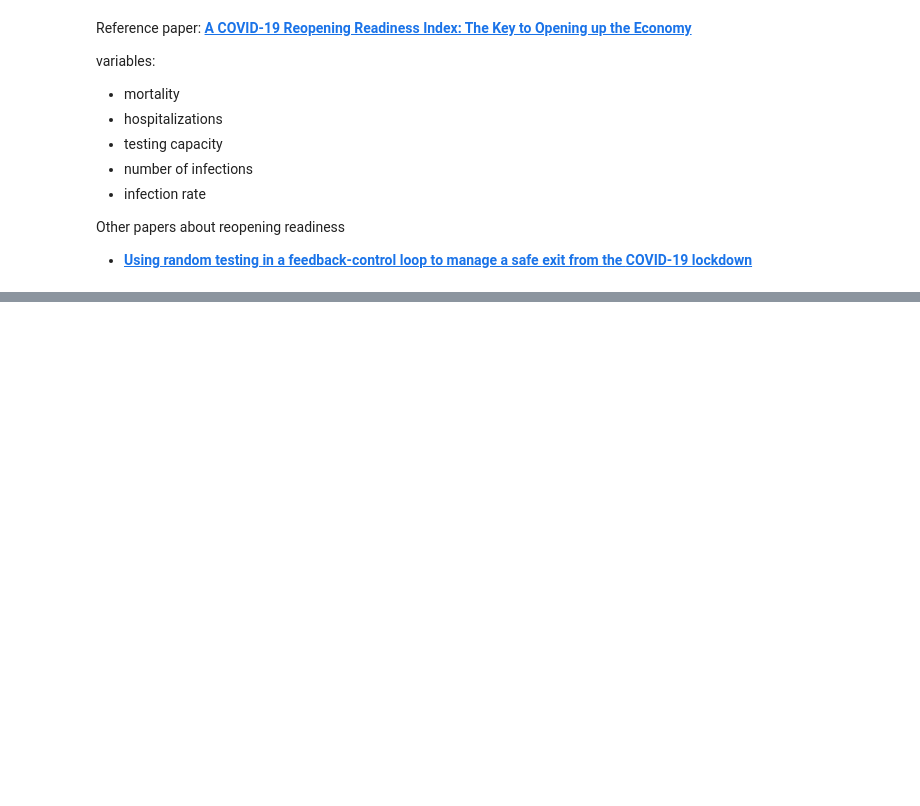
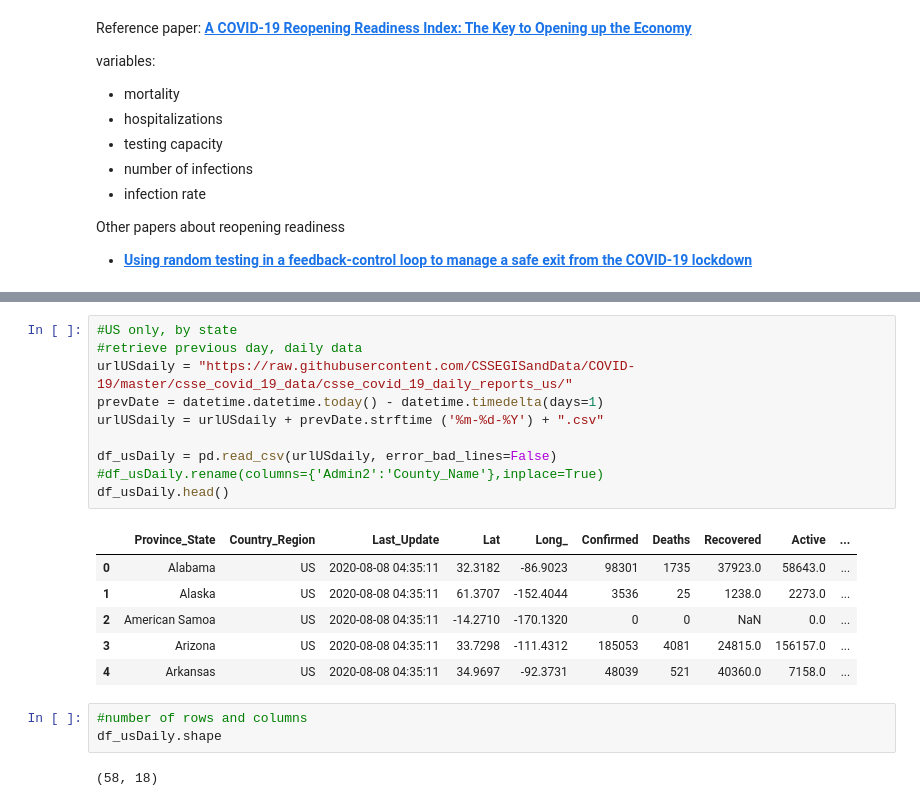
Before and after one commit to elizabethqiu/2020-wwcode-dshackathon-covid19ml, a Jupyter notebook: wwwcode-hackathon.ipynb, the cells around one changed output, grey strips where cells are left out. Saved outputs shown, nothing was run; the diff lists cells and outputs as text; blank space fills up the shorter version.

```diff
--- a/wwwcode-hackathon.ipynb
+++ b/wwwcode-hackathon.ipynb
@@ -83,0 +86,22 @@ COVID-19 lockdown](https://www.medrxiv.org/content/10.1101/2020.04.09.20059360v2
+# %%
+#US only, by state
+#retrieve previous day, daily data
+urlUSdaily = "https://raw.githubusercontent.com/CSSEGISandData/COVID-19/master/csse_covid_19_data/csse_covid_19_daily_reports_us/"
+prevDate = datetime.datetime.today() - datetime.timedelta(days=1)
+urlUSdaily = urlUSdaily + prevDate.strftime ('%m-%d-%Y') + ".csv"
+
+df_usDaily = pd.read_csv(urlUSdaily, error_bad_lines=False)
+#df_usDaily.rename(columns={'Admin2':'County_Name'},inplace=True)
+df_usDaily.head()
+# %% [output]
+|  | Province_State | Country_Region | Last_Update | Lat | Long_ | Confirmed | Deaths | Recovered | Active | ... |
+| 0 | Alabama | US | 2020-08-08 04:35:11 | 32.3182 | -86.9023 | 98301 | 1735 | 37923.0 | 58643.0 | ... |
+| 1 | Alaska | US | 2020-08-08 04:35:11 | 61.3707 | -152.4044 | 3536 | 25 | 1238.0 | 2273.0 | ... |
+| 2 | American Samoa | US | 2020-08-08 04:35:11 | -14.2710 | -170.1320 | 0 | 0 | NaN | 0.0 | ... |
+| 3 | Arizona | US | 2020-08-08 04:35:11 | 33.7298 | -111.4312 | 185053 | 4081 | 24815.0 | 156157.0 | ... |
+| 4 | Arkansas | US | 2020-08-08 04:35:11 | 34.9697 | -92.3731 | 48039 | 521 | 40360.0 | 7158.0 | ... |
+# %%
+#number of rows and columns
+df_usDaily.shape
+# %% [output]
+(58, 18)
```
Also changed, not shown: parts of 25 cells of this notebook.
